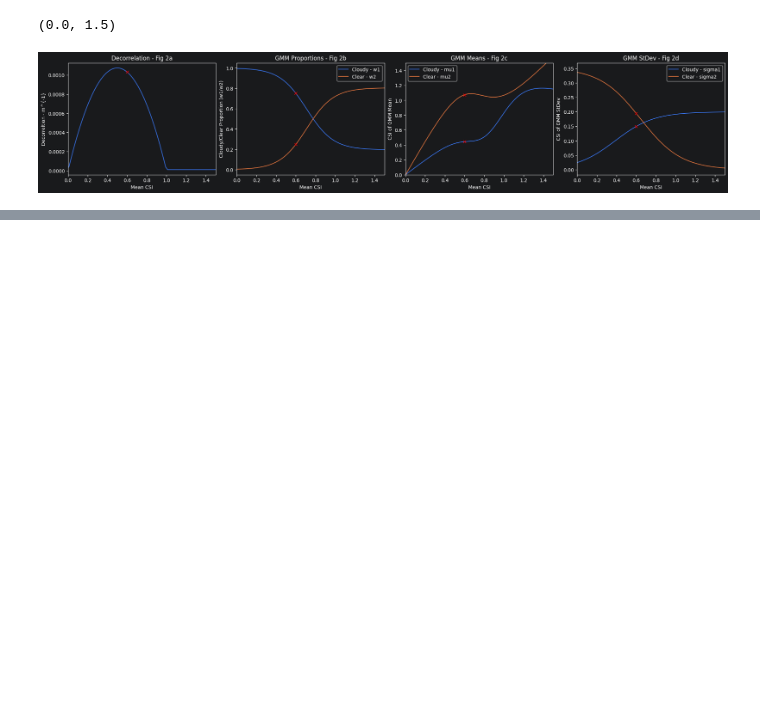
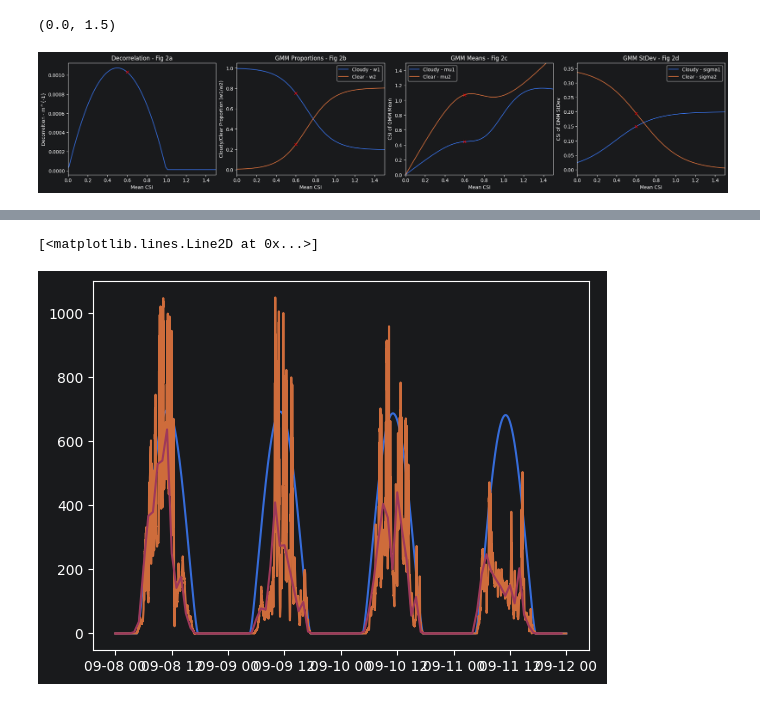
Before and after one commit to jranalli/solarspatialtools, a Jupyter notebook: demos/synthetic_copula_params.ipynb, the cells around one changed output, grey strips where cells are left out. Drawn from its saved outputs; the diff is of its cells as text; code cells hidden in the pictures; blank space fills up the shorter version.

```diff
--- a/demos/synthetic_copula_params.ipynb
+++ b/demos/synthetic_copula_params.ipynb
@@ -88,0 +100,11 @@ axs[3].set_xlim([0, 1.5])
+# %%
+import pvlib
+loc = pvlib.location.Location(np.mean(pos_latlon['lat'][40]), np.mean(pos_latlon['lon'][40]))
+cs_ghi = loc.get_clearsky(ts_data[40].index, model='simplified_solis')['ghi']
+kt_in = pvlib.irradiance.clearsky_index(ts_data[40], cs_ghi, 2)
+
+plt.plot(cs_ghi)
+plt.plot(ts_data[40])
+# %% [output]
+[<matplotlib.lines.Line2D at 0x...>]
+[figure, added]
```
Also changed, not shown: parts of 7 cells of this notebook, 3 other files.
